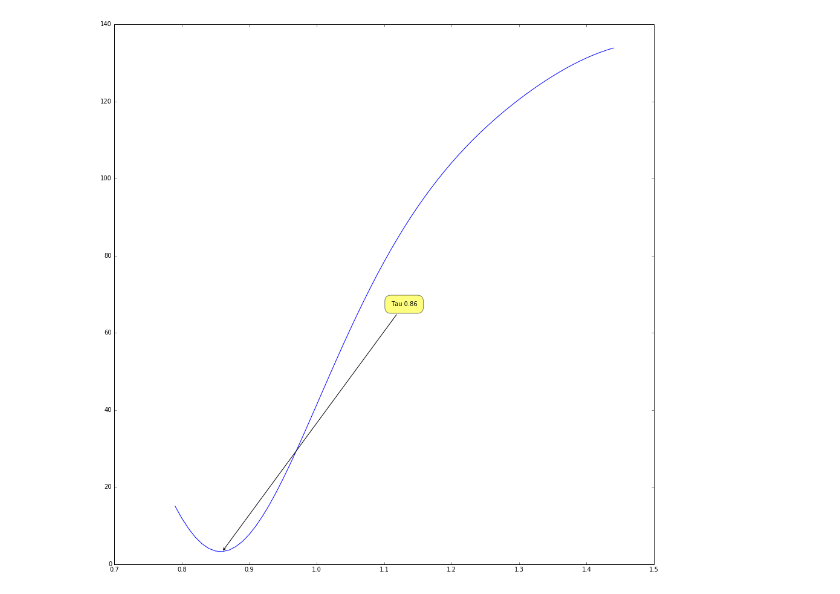
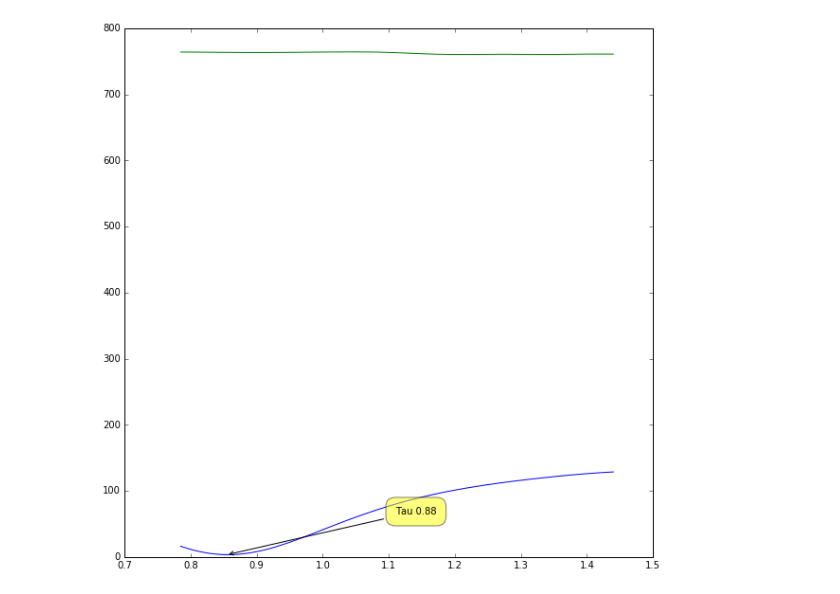
Before and after one commit to char-lie/physical-informatics, a Jupyter notebook: Lab3/lab3.ipynb, the cells around one changed output. Cells and saved outputs as stored; diff of their text form; code cells hidden in the pictures.

```diff
--- a/Lab3/lab3.ipynb
+++ b/Lab3/lab3.ipynb
@@ -13,7 +17,7 @@ R = 28
 START = (1., 1., 1.)
 # %%
 T = 250.
-dt = 1E-2
+dt = 5E-3
 N = int(T/dt)
 TIME_ = np.linspace(0, T, N)
 # %%
@@ -110,11 +114,11 @@ def R(t, sequence):
     seq2 = sequence[t:]
     return (seq1 * seq2).mean()
 # %%
-autocorr = [np.array([R(t, s) for t in range(N_MAX)]) for s in (xs, ys, zs)]
+autocorr = [np.array([R(t, s) for t in range(int(N_MAX/100))]) for s in (xs, ys, zs)]
 local_tau_min = [np.argwhere(s[:-1] - s[1:] < 0)[0][0] for s in autocorr]
 # %%
 TAU_ = local_tau_min[0]
-end = local_tau_min[0]*10
+end = min(local_tau_min[0]*10, len(autocorr[0]))
 graphical_info = (('r', 'X'), ('g', 'Y'), ('b', 'Z'))
 for lm, ac, g in zip(local_tau_min[:1], autocorr[:1], graphical_info[:1]):
     plt.plot(TIME[:lm], ac[:lm], g[0] + '--', label=g[1])
@@ -138,14 +142,16 @@ for i in rng:
 result = np.array(result)
 rng = np.array(rng[:len(result)])
 result_y = result[:, 1]
+result_z = result[:, 2]
 local_min = np.argwhere(result_y[:-1] - result_y[1:] < 0)[0][0]
-TAU = int(TAU_ * rng[local_min])
+TAU = int(TAU_ * rng[local_min]*1.2)
 # %%
 plt.plot(TIME[(rng*TAU_).astype('i')], result_y)
+plt.plot(TIME[(rng*TAU_).astype('i')], result_z)
 annotate(plt, 'Tau %4.2f'%TIME[TAU], (TIME[int(TAU_*rng[local_min])], result_y[local_min]), (TIME[int(TAU_*max(rng)/2)], max(result_y)/2))
 plt.show()
 # %% [output]
-[figure, old version]
+[figure, new version]
 # %%
 plt.plot(xs[:-TAU*2], xs[TAU:-TAU])
 plt.show()
```
Also changed, not shown: parts of 16 cells of this notebook.
